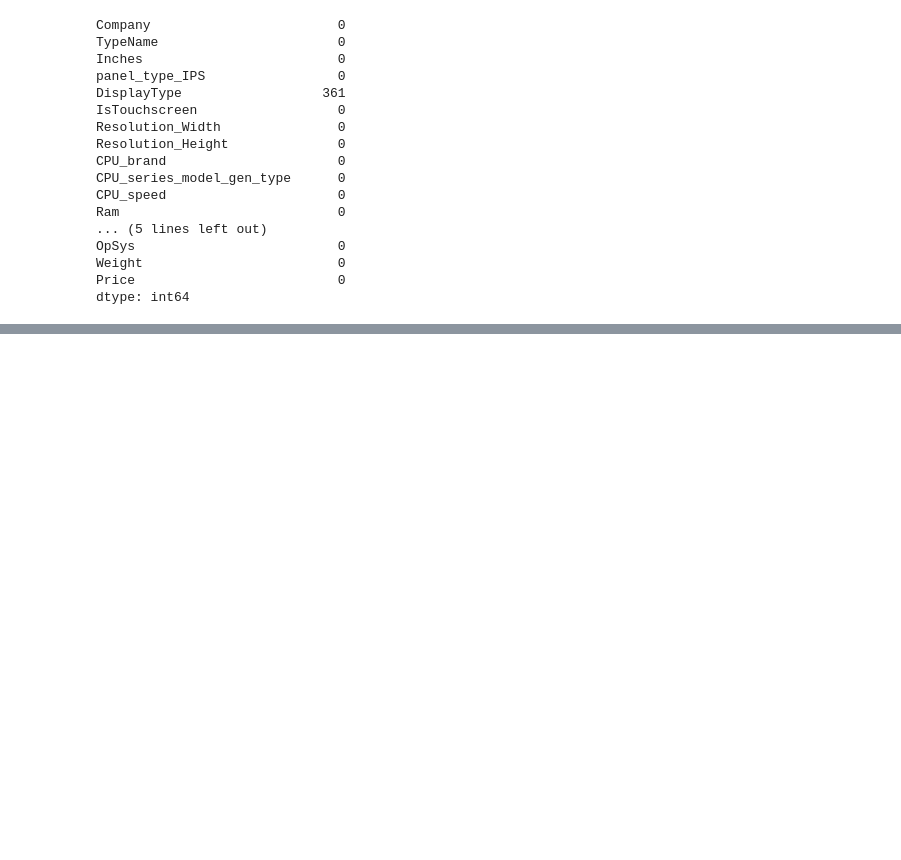
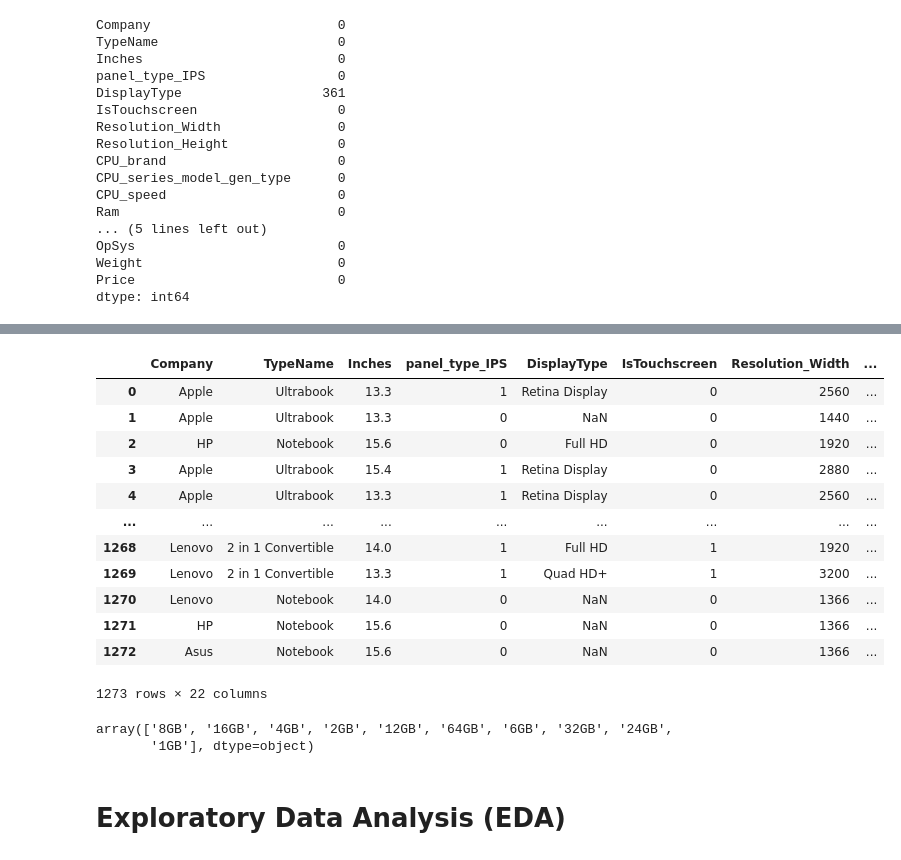
Before and after one commit to Nusrat-96/Laptop_Price_Prediction, a Jupyter notebook: notebook/EDA_of_dataset.ipynb, the cells around one changed output, grey strips where cells are left out. Cells and saved outputs as stored; diff of their text form; code cells hidden in the pictures; blank space fills up the shorter version.

```diff
--- a/notebook/EDA_of_dataset.ipynb
+++ b/notebook/EDA_of_dataset.ipynb
@@ -74,0 +121,13 @@ null_display_type
+# %%
+# Extracting Unit from CPU_Speed
+
+data[['CPU_Speed_Value', 'CPU_Unit']] = (
+    data['CPU_speed']
+.str.extract(r'(\d+\.?\d*)\s*([GM]Hz)', expand=True)
+)
+
+# Converting into Float
+data ["CPU_Speed_Value_GHz"] = data['CPU_Speed_Value'].astype(float)
+# %%
+# Converting MHz -> GHz
+data.loc[data["CPU_Unit"]=='MHz', 'CPU_Speed_Value'] /=1000
@@ -74,0 +169,16 @@ null_display_type
+# %%
+data
+# %% [output]
+|  | Company | TypeName | Inches | panel_type_IPS | DisplayType | IsTouchscreen | Resolution_Width | ... |
+| 0 | Apple | Ultrabook | 13.3 | 1 | Retina Display | 0 | 2560 | ... |
+| 1 | Apple | Ultrabook | 13.3 | 0 | NaN | 0 | 1440 | ... |
+| 2 | HP | Notebook | 15.6 | 0 | Full HD | 0 | 1920 | ... |
+| 3 | Apple | Ultrabook | 15.4 | 1 | Retina Display | 0 | 2880 | ... |
+| 4 | Apple | Ultrabook | 13.3 | 1 | Retina Display | 0 | 2560 | ... |
+| ... | ... | ... | ... | ... | ... | ... | ... | ... |
+| 1268 | Lenovo | 2 in 1 Convertible | 14.0 | 1 | Full HD | 1 | 1920 | ... |
+| 1269 | Lenovo | 2 in 1 Convertible | 13.3 | 1 | Quad HD+ | 1 | 3200 | ... |
+| 1270 | Lenovo | Notebook | 14.0 | 0 | NaN | 0 | 1366 | ... |
+| 1271 | HP | Notebook | 15.6 | 0 | NaN | 0 | 1366 | ... |
+| 1272 | Asus | Notebook | 15.6 | 0 | NaN | 0 | 1366 | ... |
+1273 rows × 22 columns
@@ -74,0 +189,7 @@ null_display_type
+# %%
+data["Ram"].unique()
+# %% [output]
+array(['8GB', '16GB', '4GB', '2GB', '12GB', '64GB', '6GB', '32GB', '24GB',
+       '1GB'], dtype=object)
+# %% [markdown]
+# Exploratory Data Analysis (EDA)
```
Also changed, not shown: parts of 15 cells of this notebook, 4 other files.
